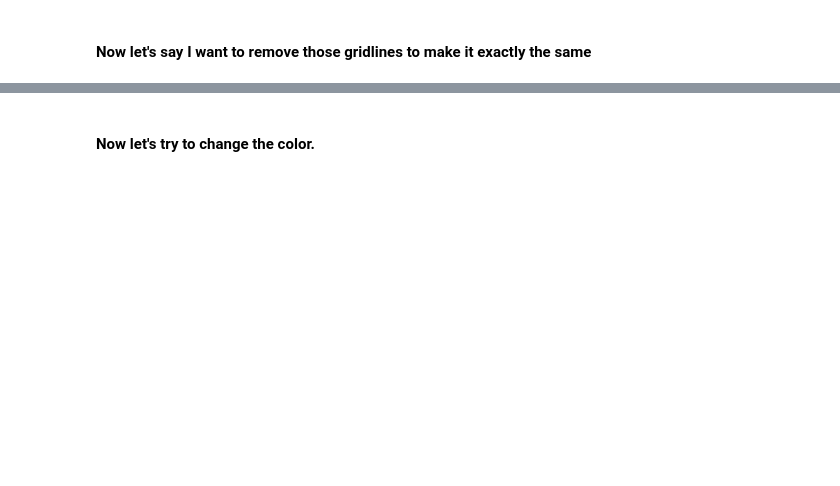
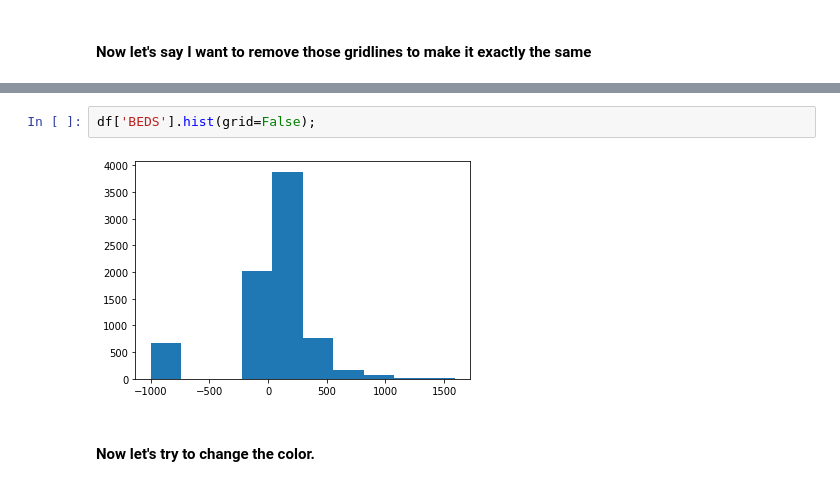
Before and after one commit to pratt-savi-810/pratt-savi-810-2020-03-lesson_04, a Jupyter notebook: lesson_04.ipynb, the cells around one changed output, grey strips where cells are left out. Drawn from its saved outputs; the diff is of its cells as text; blank space fills up the shorter version.

```diff
--- a/lesson_04.ipynb
+++ b/lesson_04.ipynb
@@ -253,5 +366,9 @@ Which is basically the same as the `.plot(kind='hist)
 #### I can hit SHIFT + TAB to see the arguments for the `.hist( )` function
 
 ![pandas hist plot](https://raw.githubusercontent.com/pratt-savi-810/images/master/pandas_plot_hist_parameters.png)
+# %%
+df['BEDS'].hist(grid=False);
+# %% [output]
+[figure, added]
 # %% [markdown]
 #### Now let's try to change the color.
```
Also changed, not shown: parts of 51 cells of this notebook.
